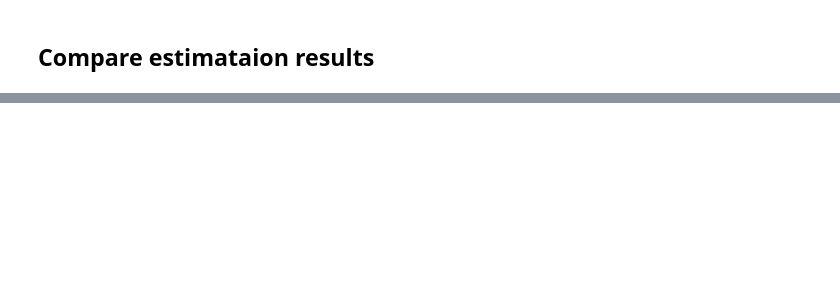
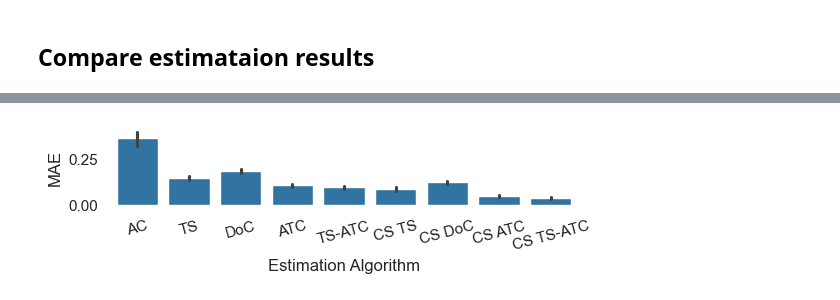
Before and after one commit to ZerojumpLine/MOVAL, a Jupyter notebook: docs/source/demos/estim_cls.ipynb, the cells around one changed output, grey strips where cells are left out. Drawn from its saved outputs; the diff is of its cells as text; code cells hidden in the pictures; blank space fills up the shorter version.

```diff
--- a/docs/source/demos/estim_cls.ipynb
+++ b/docs/source/demos/estim_cls.ipynb
@@ -56,0 +137,5 @@ if not os.path.exists(directory_data):
+# %%
+# ac-model does not need class-speicfic variants
+for moval_option in moval_options:
+    if moval_option[0] == 'ac-model' and moval_option[-1] == True:
+        moval_options.remove(moval_option)
@@ -58,0 +500,12 @@ if not os.path.exists(directory_data):
+# %%
+sns.set(rc={'figure.figsize':(6,1)})
+sns.set_style("white")
+ax = sns.barplot(df, x="Estimation Algorithm", y="MAE", color = '#1f77b4')
+ax.tick_params(axis='x', rotation=15)
+#
+ax.spines['top'].set_color('none')
+ax.spines['right'].set_color('none')
+ax.spines['bottom'].set_color('none')
+ax.spines['left'].set_color('none')
+# %% [output]
+[figure, added]
```
Also changed, not shown: parts of 19 cells of this notebook, 3 other files.
